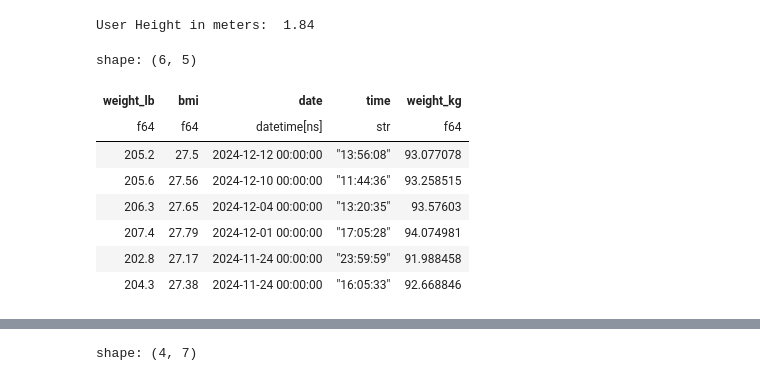
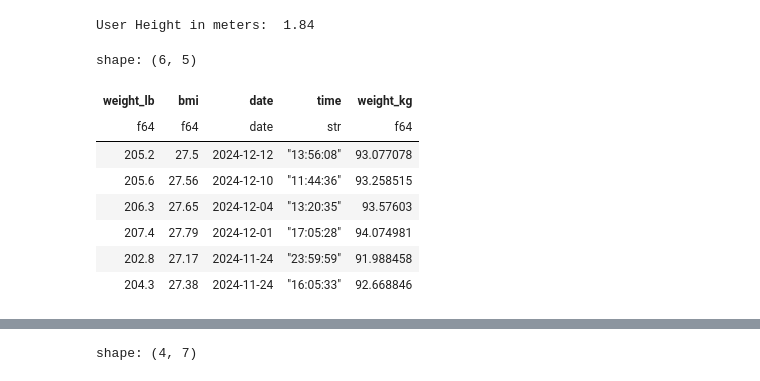
Before and after one commit to roman91DE/fitbitData, a Jupyter notebook: src/main.ipynb, the cells around one changed output, grey strips where cells are left out. Cells and saved outputs as stored; diff of their text form; code cells hidden in the pictures.

```diff
--- a/src/main.ipynb
+++ b/src/main.ipynb
@@ -11,7 +10,7 @@ from matplotlib import pyplot as plt
 # %%
 def get_data_dict(fitbitdata_directory: Path) -> dict[str, list[Path]]:
     """
-    Traverse the specified directory to collect CSV files, organizing them by their parent directory names.
+    Traverse the specified directory to collect CSV and JSON files, organizing them by their parent directory names.
 
     Parameters:
     fitbitdata_directory (Path): The root directory containing subdirectories with CSV files.
@@ -299,28 +298,28 @@ User Height in meters:  1.84
 # %%
 weight_data = list(
     filter(
         lambda s: "weight" in str(s.parts[-1]), data_collection["Global Export Data"]
     )
 )
 buf: list[pd.DataFrame] = []
 
 for file in weight_data:
     buf.append(pd.read_json(file).drop(columns=["logId", "source"]))
 
 weight_df = pl.DataFrame(
     pd.concat(buf).sort_values(by=["date", "time"], ascending=False)
 )
 weight_df = weight_df.rename({"weight": "weight_lb"})
 weight_df = weight_df.with_columns((pl.col("weight_lb") * 0.453592).alias("weight_kg"))
-
+weight_df = weight_df.with_columns(pl.col("date").dt.date())
 weight_df
 # %% [output]
 shape: (6, 5)
 | weight_lb | bmi | date | time | weight_kg |
-| f64 | f64 | datetime[ns] | str | f64 |
-| 205.2 | 27.5 | 2024-12-12 00:00:00 | "13:56:08" | 93.077078 |
-| 205.6 | 27.56 | 2024-12-10 00:00:00 | "11:44:36" | 93.258515 |
-| 206.3 | 27.65 | 2024-12-04 00:00:00 | "13:20:35" | 93.57603 |
-| 207.4 | 27.79 | 2024-12-01 00:00:00 | "17:05:28" | 94.074981 |
-| 202.8 | 27.17 | 2024-11-24 00:00:00 | "23:59:59" | 91.988458 |
-| 204.3 | 27.38 | 2024-11-24 00:00:00 | "16:05:33" | 92.668846 |
+| f64 | f64 | date | str | f64 |
+| 205.2 | 27.5 | 2024-12-12 | "13:56:08" | 93.077078 |
+| 205.6 | 27.56 | 2024-12-10 | "11:44:36" | 93.258515 |
+| 206.3 | 27.65 | 2024-12-04 | "13:20:35" | 93.57603 |
+| 207.4 | 27.79 | 2024-12-01 | "17:05:28" | 94.074981 |
+| 202.8 | 27.17 | 2024-11-24 | "23:59:59" | 91.988458 |
+| 204.3 | 27.38 | 2024-11-24 | "16:05:33" | 92.668846 |
```
Also changed, not shown: parts of 8 cells of this notebook.
